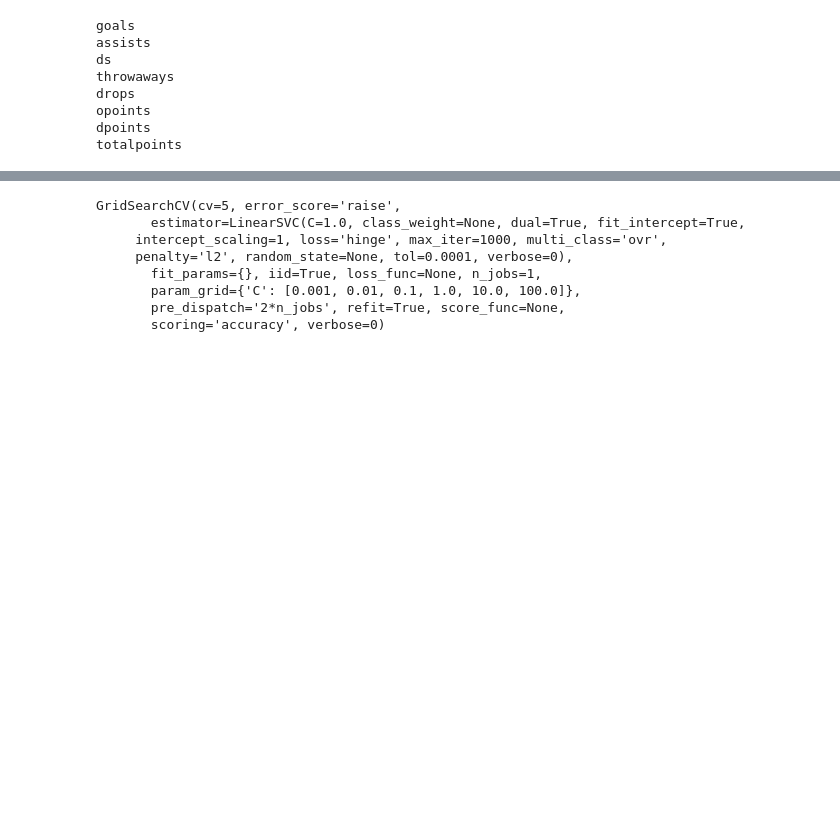
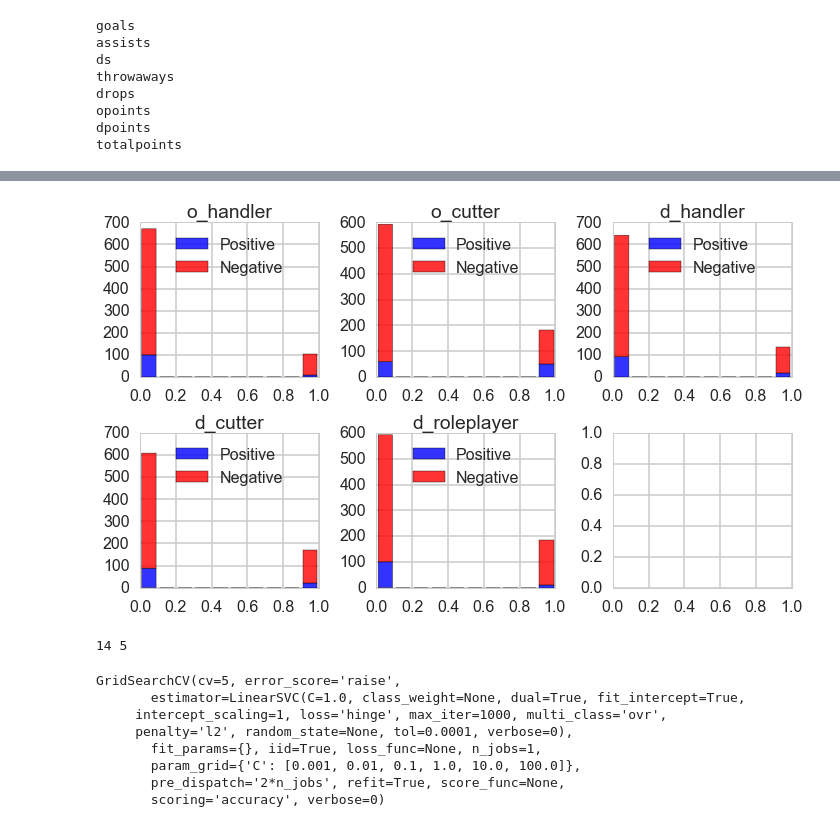
Before and after one commit to karinehsu/cs109-final-project, a Jupyter notebook: twitter_scrape.ipynb, the cells around one changed output, grey strips where cells are left out. Cells and saved outputs as stored; diff of their text form; code cells hidden in the pictures; blank space fills up the shorter version.

```diff
--- a/twitter_scrape.ipynb
+++ b/twitter_scrape.ipynb
@@ -713 +670,20 @@ for ax, cc in zip(axes.ravel(), ccols):
+# %%
+fig, axes = plt.subplots(nrows=2, ncols=3, figsize=(10, 6),
+                         tight_layout=True)
+for ax, ind in zip(axes.ravel(), INDICATOR):
+    #dftouse[ind].hist(ax=ax, c)
+    ax.hist([dftouse[dftouse["b_twitter"]==1][ind], dftouse[dftouse["b_twitter"]==0][ind]],stacked=True, color = ['b','r'], label=['Positive', 'Negative'], alpha = 0.8)
+    ax.set_title(ind)
+    ax.legend(loc='upper center')
+# %% [output]
+[figure, added]
+# %%
+ccols=[]
+for c in lcols:
+    if c not in INDICATORS:
+        ccols.append(c)
+print len(ccols), len(INDICATORS)
+#ccols
+# %% [output]
+14 5
 # %%
```
Also changed, not shown: parts of 96 cells of this notebook, 5 other files.
